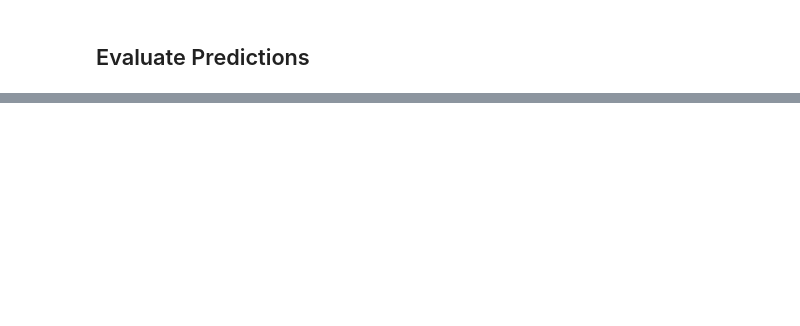
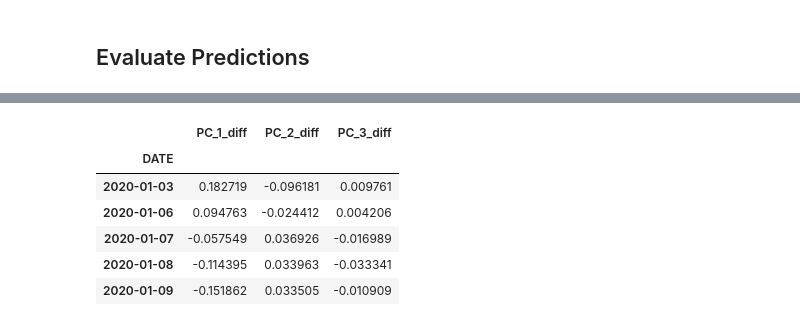
Before and after one commit to bernhard-pfann/pca-yield-curve-analytics, a Jupyter notebook: notebooks/evaluate-predictions.ipynb, the cells around one changed output, grey strips where cells are left out. Drawn from its saved outputs; the diff is of its cells as text; code cells hidden in the pictures; blank space fills up the shorter version.

```diff
--- a/notebooks/evaluate-predictions.ipynb
+++ b/notebooks/evaluate-predictions.ipynb
@@ -22,0 +66,13 @@ components    = pca.components[:pca.k]
+# %%
+periods = 1
+
+eig_scores_diff = eig_scores.diff(periods).iloc[periods:].add_suffix("_diff")
+eig_scores_diff.head()
+# %% [output]
+|  | PC_1_diff | PC_2_diff | PC_3_diff |
+| DATE |  |  |  |
+| 2020-01-03 | 0.182719 | -0.096181 | 0.009761 |
+| 2020-01-06 | 0.094763 | -0.024412 | 0.004206 |
+| 2020-01-07 | -0.057549 | 0.036926 | -0.016989 |
+| 2020-01-08 | -0.114395 | 0.033963 | -0.033341 |
+| 2020-01-09 | -0.151862 | 0.033505 | -0.010909 |
```
Also changed, not shown: parts of 16 cells of this notebook, 2 other files.
